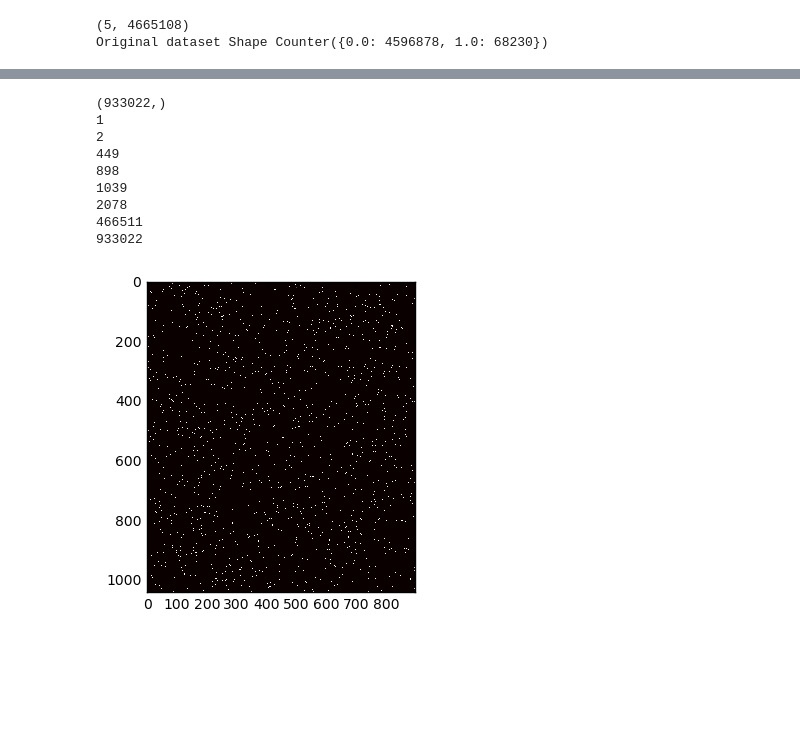
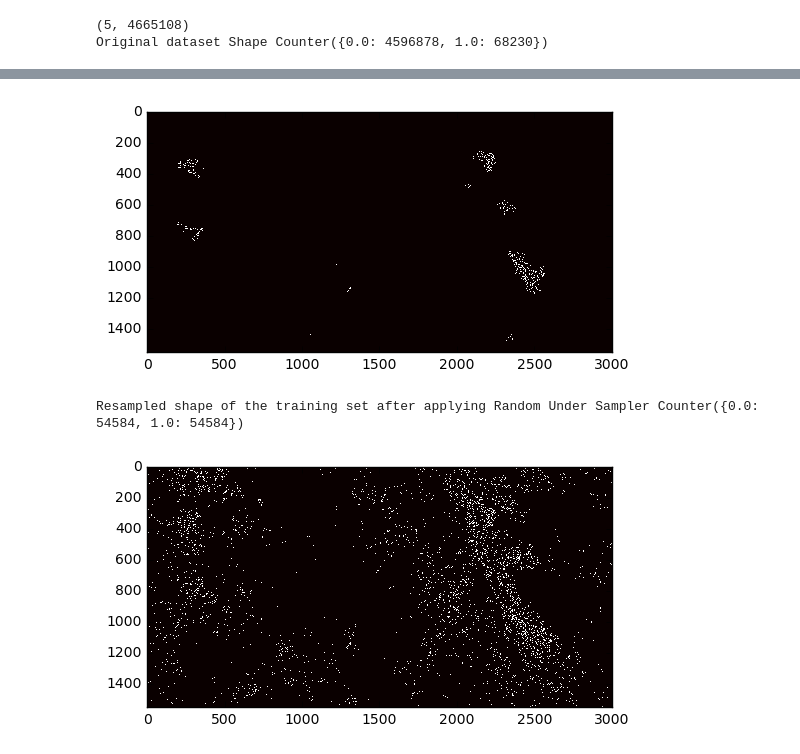
Before and after one commit to SKhatter/Analyzing-and-Predicting-Wildfires, a Jupyter notebook: code/classifiers/UsingRandomForests.ipynb, the cells around one changed output, grey strips where cells are left out. Cells and saved outputs as stored; diff of their text form; code cells hidden in the pictures; blank space fills up the shorter version.

```diff
--- a/code/classifiers/UsingRandomForests.ipynb
+++ b/code/classifiers/UsingRandomForests.ipynb
@@ -56,12 +55,9 @@ band2_12 = dataset2_12.GetRasterBand(1)
 band3_12 = dataset3_12.GetRasterBand(1)
 band4_12 = dataset4_12.GetRasterBand(1)
 
-
-band1_12.SetNoDataValue(0)
-
 #get data in the numpy arrays for 2012
 data_fireFreq =  np.array(band_fireFreq.ReadAsArray(0,0,band_fireFreq.XSize, band_fireFreq.YSize))
-data1_12 = np.array(band1_12.ReadAsArray())
+data1_12 = np.array(band1_12.ReadAsArray(0,0,band1_12.XSize, band1_12.YSize))
 data2_12 = np.array(band2_12.ReadAsArray(0,0,band2_12.XSize, band2_12.YSize))
 data3_12 = np.array(band3_12.ReadAsArray(0,0,band3_12.XSize, band3_12.YSize))
 data4_12 = np.array(band4_12.ReadAsArray(0,0,band4_12.XSize, band4_12.YSize))
@@ -83,19 +74,11 @@ print(data1_12.shape)
 #file for 2013-14 - this file has 1/0 if the fire happened in 2013-2014/ or not
 fireParamFile_14 = '/home/skhatter/exp1/fire2014/fire2014_.tif'
 
-
 #opening the files using gdal
 fireDataset_14 = gdal.Open(fireParamFile_14, GA_ReadOnly)
-
 
 #getting the raster band 1
 fireBand1_14 = fireDataset_14.GetRasterBand(1)
 
-
 #converting the rasterized values in arrays
 data5_14 =  np.array(fireBand1_14.ReadAsArray(0,0,fireBand1_14.XSize, fireBand1_14.YSize))
-
-
-#reshaping the arrays
-data5_14 = np.reshape(data5_14, data5_14.size, order='F')
-print(data5_14.shape)
@@ -104,9 +85,7 @@ print(data5_14.shape)
 # %%
 #Plotting the fire band
-a = np.asarray(fireBand1_14.ReadAsArray())
+a = data5_14
 plt.imshow(a, cmap='hot', interpolation='nearest')
 plt.show()
-
-print(a.shape)
 # %% [output]
 [figure]
@@ -114,3 +92,6 @@ print(a.shape)
+# %%
+#flattening the fire band
+data5_14 = np.reshape(data5_14, data5_14.size)
 # %%
 #creating feature vector using complete data
 #5 FEATURES-  Fire Frequency, Elevation, Slope, Aspect, Fuel Model Number
@@ -176,24 +176,39 @@ Test Set Shape Counter({0.0: 919376, 1.0: 13646})
+# %%
+#Plotting the test data
+test_map = np.asarray(X_test_map)
+plt.imshow(test_map, cmap='hot', interpolation='nearest')
+plt.show()
+# %% [output]
+[figure, added]
+# %%
+#Solving Class Imbalance problem using- Random Under Sampler
+
+#fitting the training set on Random Under Sampler
+rus = RandomUnderSampler(random_state=42)
+X_rus, y_rus = rus.fit_sample(X_train, y_train)
+
+print('Resampled shape of the training set after applying Random Under Sampler {}'.format(Counter(y_rus)))
+
+#Fitting the Random Under Sampler'd  training set to classifier
+classifier_original = RandomForestClassifier(random_state=42)
+classifier_original = classifier_original.fit(X_rus, y_rus)
+
+y_predict_test = classifier_original.predict(X_test)
+# %% [output]
+Resampled shape of the training set after applying Random Under Sampler Counter({0.0: 54584, 1.0: 54584})
 # %%
-#Plotting the test data
-print(y_test.shape)
-x = y_test.shape[0]
-for i in range(1, x + 1):
-    if x % i == 0:
-           print(i)
+#Plotting the predicted test data
+X_test_predict_map = np.zeros(shape=(a.shape[0], a.shape[1]))
+
+for i in range(len(X_indices_test)):
+    r = X_indices_test[i]//a.shape[1]
+    c = X_indices_test[i] - r*a.shape[1]
+    if y_predict_test[i] == 1:
+        X_test_predict_map[r][c] = 1
 
 
-test_plot_actual = np.asarray(y_test).reshape((1039, 898))
-
-plt.imshow(test_plot_actual, cmap='hot', interpolation='nearest')
+X_test_predict_map = np.asarray(X_test_predict_map)
+plt.imshow(X_test_predict_map, cmap='hot', interpolation='nearest')
 plt.show()
 # %% [output]
-(933022,)
-1
-2
-449
-898
-1039
-2078
-466511
-933022
-[figure, old version]
+[figure, new version]
```
Also changed, not shown: parts of 21 cells of this notebook.
